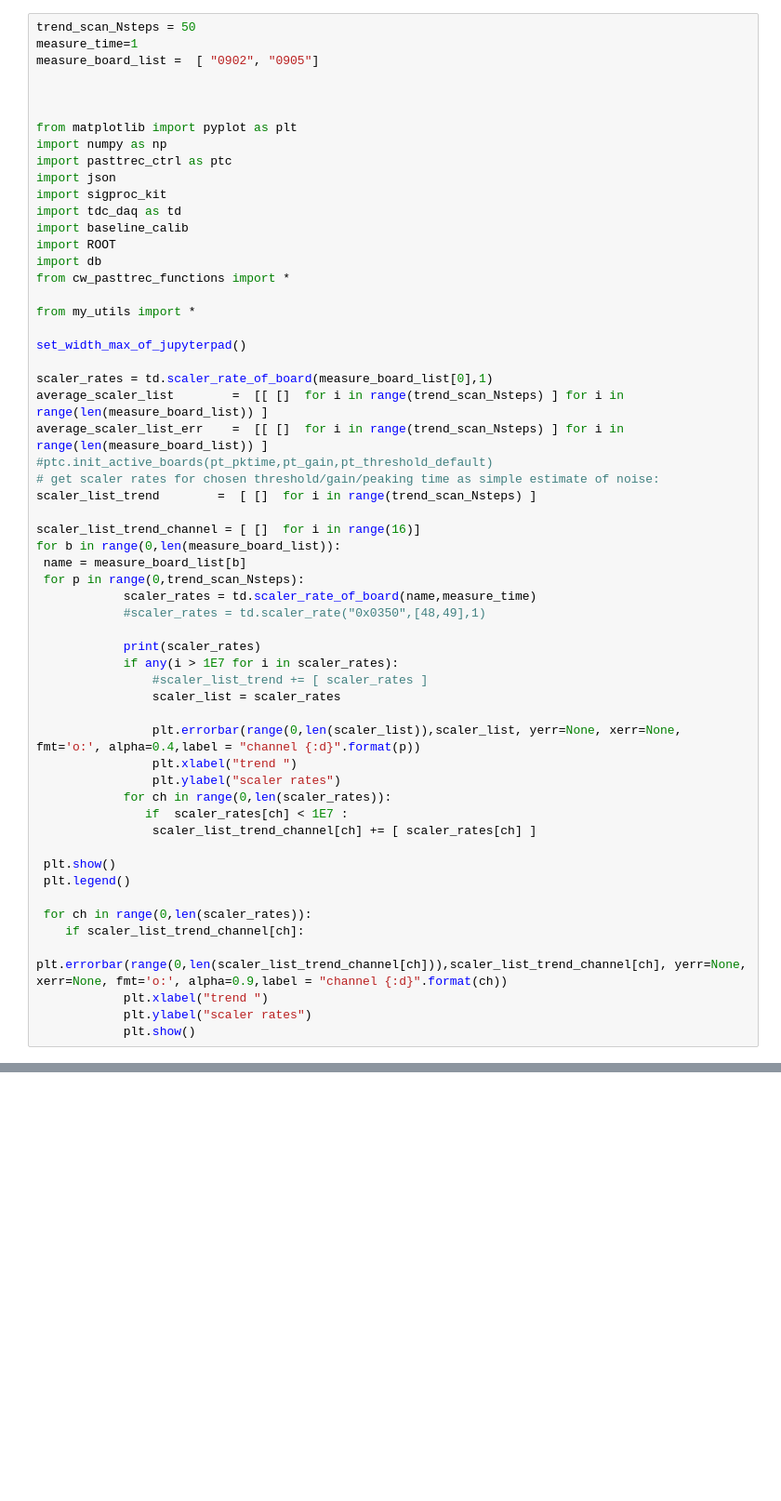
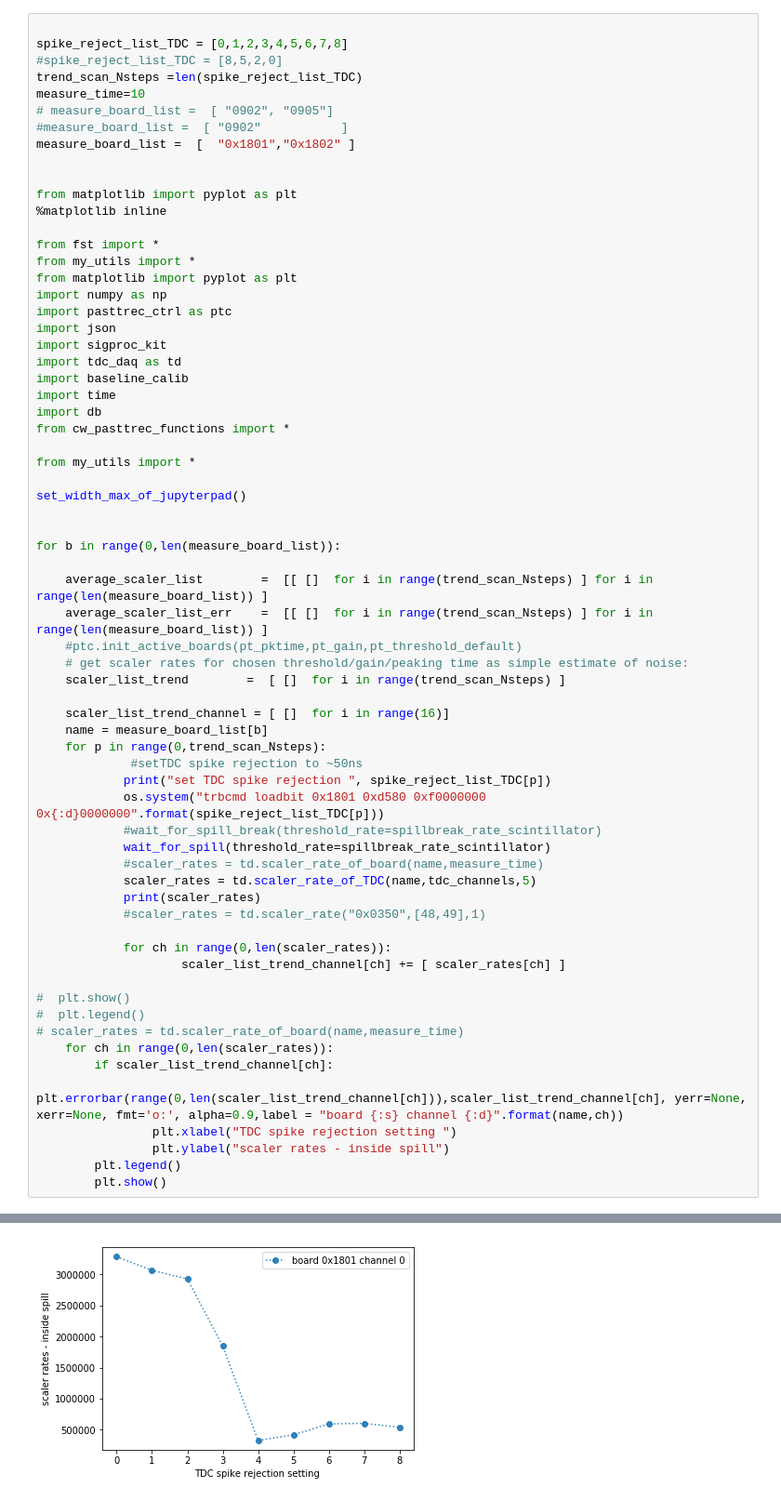
Before and after one commit to acidbourbon/PT_full_system, a Jupyter notebook: workdir/jupyter/plot_scaler_trend.ipynb, the cells around one changed output, grey strips where cells are left out. Shown at 93% size. Drawn from its saved outputs; the diff is of its cells as text; blank space fills up the shorter version.

```diff
--- a/workdir/jupyter/plot_scaler_trend.ipynb
+++ b/workdir/jupyter/plot_scaler_trend.ipynb
@@ -1,10 +34,19 @@
 # %%
-trend_scan_Nsteps = 50
-measure_time=1
-measure_board_list =  [ "0902", "0905"]
+
+spike_reject_list_TDC = [0,1,2,3,4,5,6,7,8]
+#spike_reject_list_TDC = [8,5,2,0]
+trend_scan_Nsteps =len(spike_reject_list_TDC)
+measure_time=10
+# measure_board_list =  [ "0902", "0905"]
+#measure_board_list =  [ "0902"           ]
+measure_board_list =  [  "0x1801","0x1802" ]
 
 
+from matplotlib import pyplot as plt
+%matplotlib inline
 
+from fst import *
+from my_utils import *
 from matplotlib import pyplot as plt
 import numpy as np
 import pasttrec_ctrl as ptc
@@ -12,7 +54,7 @@ import json
 import sigproc_kit
 import tdc_daq as td
 import baseline_calib
-import ROOT
+import time
 import db
 from cw_pasttrec_functions import *
 
@@ -20,39 +62,39 @@ from my_utils import *
 
 set_width_max_of_jupyterpad()
 
-scaler_rates = td.scaler_rate_of_board(measure_board_list[0],1)
-average_scaler_list        =  [[ []  for i in range(trend_scan_Nsteps) ] for i in range(len(measure_board_list)) ]
-average_scaler_list_err    =  [[ []  for i in range(trend_scan_Nsteps) ] for i in range(len(measure_board_list)) ]
-#ptc.init_active_boards(pt_pktime,pt_gain,pt_threshold_default)
-# get scaler rates for chosen threshold/gain/peaking time as simple estimate of noise:
-scaler_list_trend        =  [ []  for i in range(trend_scan_Nsteps) ]
 
-scaler_list_trend_channel = [ []  for i in range(16)]
 for b in range(0,len(measure_board_list)):
- name = measure_board_list[b]
- for p in range(0,trend_scan_Nsteps):
-            scaler_rates = td.scaler_rate_of_board(name,measure_time)
+
+    average_scaler_list        =  [[ []  for i in range(trend_scan_Nsteps) ] for i in range(len(measure_board_list)) ]
+    average_scaler_list_err    =  [[ []  for i in range(trend_scan_Nsteps) ] for i in range(len(measure_board_list)) ]
+    #ptc.init_active_boards(pt_pktime,pt_gain,pt_threshold_default)
+    # get scaler rates for chosen threshold/gain/peaking time as simple estimate of noise:
+    scaler_list_trend        =  [ []  for i in range(trend_scan_Nsteps) ]
+
+    scaler_list_trend_channel = [ []  for i in range(16)]
+    name = measure_board_list[b]
+    for p in range(0,trend_scan_Nsteps):
+             #setTDC spike rejection to ~50ns
+            print("set TDC spike rejection ", spike_reject_list_TDC[p])
+            os.system("trbcmd loadbit 0x1801 0xd580 0xf0000000 0x{:d}0000000".format(spike_reject_list_TDC[p]))
+            #wait_for_spill_break(threshold_rate=spillbreak_rate_scintillator)
+            wait_for_spill(threshold_rate=spillbreak_rate_scintillator)
+            #scaler_rates = td.scaler_rate_of_board(name,measure_time)
+            scaler_rates = td.scaler_rate_of_TDC(name,tdc_channels,5)
+            print(scaler_rates)
             #scaler_rates = td.scaler_rate("0x0350",[48,49],1)
 
-            print(scaler_rates)
-            if any(i > 1E7 for i in scaler_rates):
-                #scaler_list_trend += [ scaler_rates ]
-                scaler_list = scaler_rates
+            for ch in range(0,len(scaler_rates)):
+                    scaler_list_trend_channel[ch] += [ scaler_rates[ch] ]
 
-                plt.errorbar(range(0,len(scaler_list)),scaler_list, yerr=None, xerr=None, fmt='o:', alpha=0.4,label = "channel {:d}".format(p))
-                plt.xlabel("trend ")
-                plt.ylabel("scaler rates")
-            for ch in range(0,len(scaler_rates)):
-               if  scaler_rates[ch] < 1E7 :
-                scaler_list_trend_channel[ch] += [ scaler_rates[ch] ]
-
- plt.show()
- plt.legend()
-
- for ch in range(0,len(scaler_rates)):
-    if scaler_list_trend_channel[ch]:
-            plt.errorbar(range(0,len(scaler_list_trend_channel[ch])),scaler_list_trend_channel[ch], yerr=None, xerr=None, fmt='o:', alpha=0.9,label = "channel {:d}".format(ch))
-            plt.xlabel("trend ")
-            plt.ylabel("scaler rates")
-            plt.show()
+#  plt.show()
+#  plt.legend()
+# scaler_rates = td.scaler_rate_of_board(name,measure_time)
+    for ch in range(0,len(scaler_rates)):
+        if scaler_list_trend_channel[ch]:
+                plt.errorbar(range(0,len(scaler_list_trend_channel[ch])),scaler_list_trend_channel[ch], yerr=None, xerr=None, fmt='o:', alpha=0.9,label = "board {:s} channel {:d}".format(name,ch))
+                plt.xlabel("TDC spike rejection setting ")
+                plt.ylabel("scaler rates - inside spill")
+        plt.legend()
+        plt.show()
 # %% [output]
@@ -75,0 +118 @@ Welcome to JupyROOT 6.14/04
+[figure, added]
```
Also changed, not shown: parts of 3 cells of this notebook, 19 other files.
